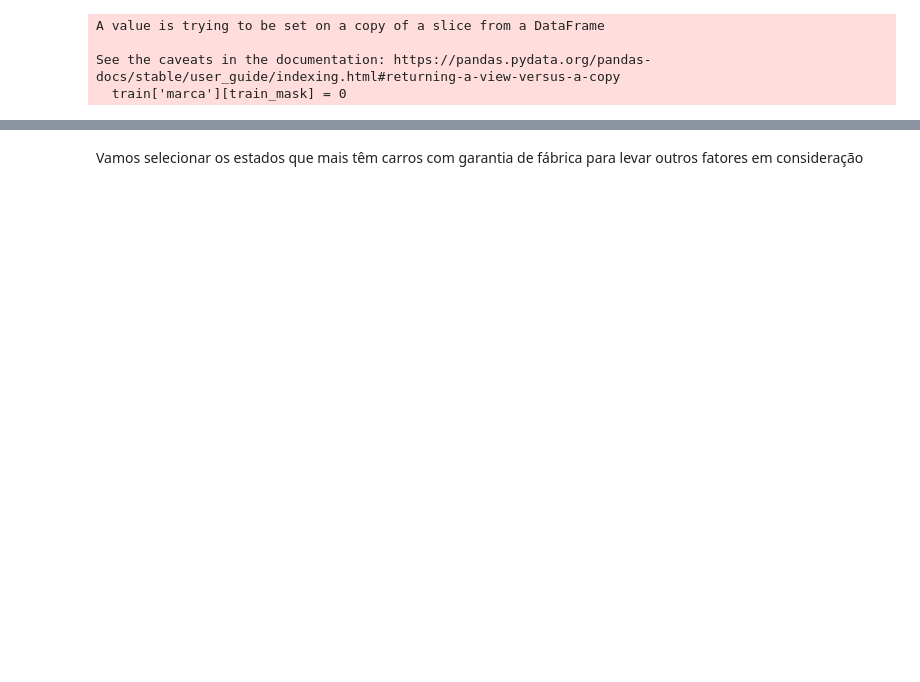
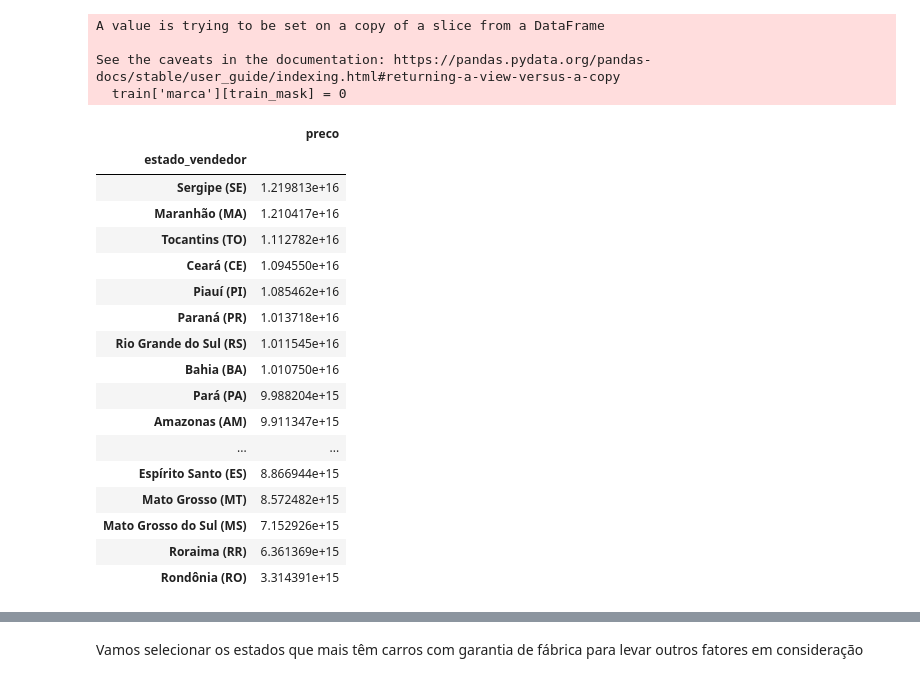
Before and after one commit to felipeeanjos/DESAFIO-CIENTISTA-DE-DADOS, a Jupyter notebook: LH_CD_FELIPE_DOS_ANJOS.ipynb, the cells around one changed output, grey strips where cells are left out. Cells and saved outputs as stored; diff of their text form; code cells hidden in the pictures; blank space fills up the shorter version.

```diff
--- a/LH_CD_FELIPE_DOS_ANJOS.ipynb
+++ b/LH_CD_FELIPE_DOS_ANJOS.ipynb
@@ -136,3 +133,24 @@ See the caveats in the documentation: https://pandas.pydata.org/pandas-docs/stab
   train['marca'][train_mask] = 0
 # %%
 train.rename({"marca": "marca_popular"}, axis=1, inplace=True)
+# %%
+train[train.marca_popular==1][['estado_vendedor','preco']].groupby('estado_vendedor').mean().sort_values('preco',ascending=False)
+# %% [output]
+|  | preco |
+| estado_vendedor |  |
+| Sergipe (SE) | 1.219813e+16 |
+| Maranhão (MA) | 1.210417e+16 |
+| Tocantins (TO) | 1.112782e+16 |
+| Ceará (CE) | 1.094550e+16 |
+| Piauí (PI) | 1.085462e+16 |
+| Paraná (PR) | 1.013718e+16 |
+| Rio Grande do Sul (RS) | 1.011545e+16 |
+| Bahia (BA) | 1.010750e+16 |
+| Pará (PA) | 9.988204e+15 |
+| Amazonas (AM) | 9.911347e+15 |
+| ... | ... |
+| Espírito Santo (ES) | 8.866944e+15 |
+| Mato Grosso (MT) | 8.572482e+15 |
+| Mato Grosso do Sul (MS) | 7.152926e+15 |
+| Roraima (RR) | 6.361369e+15 |
+| Rondônia (RO) | 3.314391e+15 |
```
Also changed, not shown: parts of 47 cells of this notebook.
